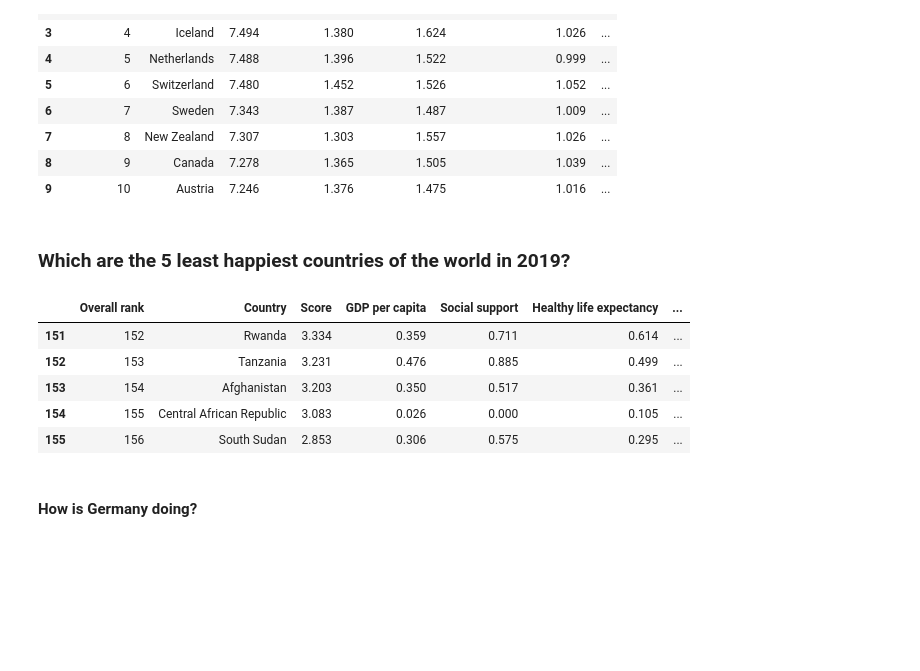
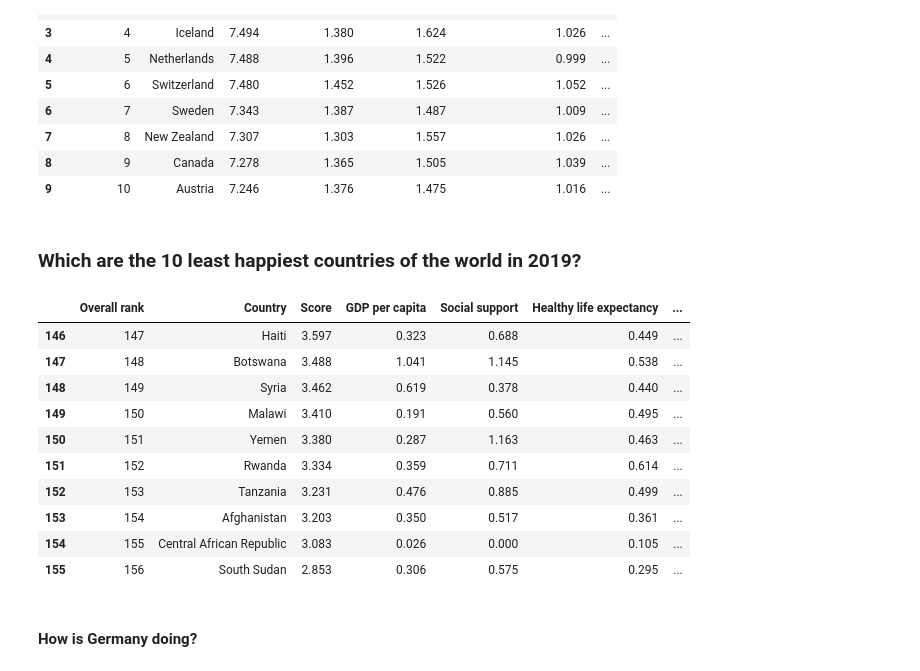
Before and after one commit to write2sushma/Capstone-14, a Jupyter notebook: happiness_report.ipynb, the cells around one changed output. Saved outputs shown, nothing was run; the diff lists cells and outputs as text; code cells hidden in the pictures; blank space fills up the shorter version.

```diff
--- a/happiness_report.ipynb
+++ b/happiness_report.ipynb
@@ -122,11 +110,16 @@ df_2019.head(10)
 | 8 | 9 | Canada | 7.278 | 1.365 | 1.505 | 1.039 | ... |
 | 9 | 10 | Austria | 7.246 | 1.376 | 1.475 | 1.016 | ... |
 # %% [markdown]
-### Which are the 5 least happiest countries of the world in 2019?
+### Which are the 10 least happiest countries of the world in 2019?
 # %%
-df_2019.tail(5)
+df_2019.tail(10)
 # %% [output]
 |  | Overall rank | Country | Score | GDP per capita | Social support | Healthy life expectancy | ... |
+| 146 | 147 | Haiti | 3.597 | 0.323 | 0.688 | 0.449 | ... |
+| 147 | 148 | Botswana | 3.488 | 1.041 | 1.145 | 0.538 | ... |
+| 148 | 149 | Syria | 3.462 | 0.619 | 0.378 | 0.440 | ... |
+| 149 | 150 | Malawi | 3.410 | 0.191 | 0.560 | 0.495 | ... |
+| 150 | 151 | Yemen | 3.380 | 0.287 | 1.163 | 0.463 | ... |
 | 151 | 152 | Rwanda | 3.334 | 0.359 | 0.711 | 0.614 | ... |
 | 152 | 153 | Tanzania | 3.231 | 0.476 | 0.885 | 0.499 | ... |
 | 153 | 154 | Afghanistan | 3.203 | 0.350 | 0.517 | 0.361 | ... |
```
Also changed, not shown: parts of 2 cells of this notebook.
